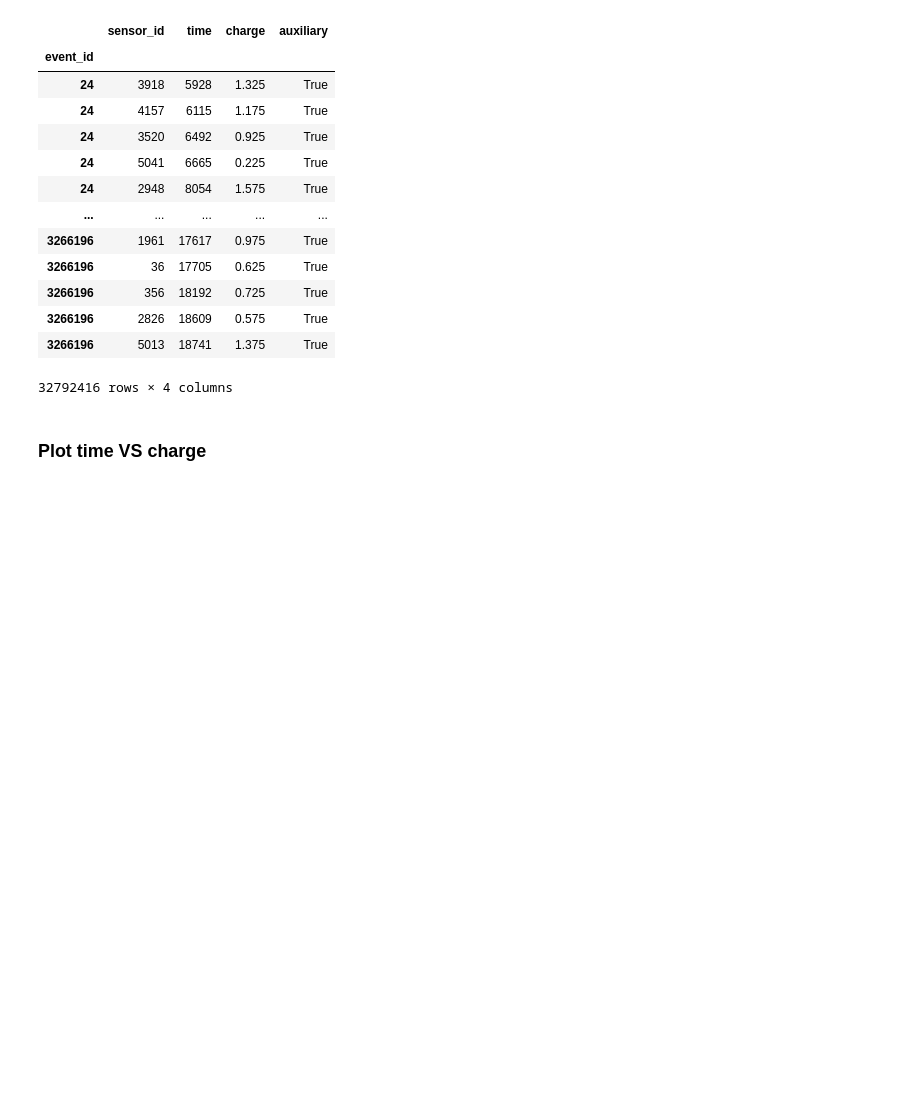
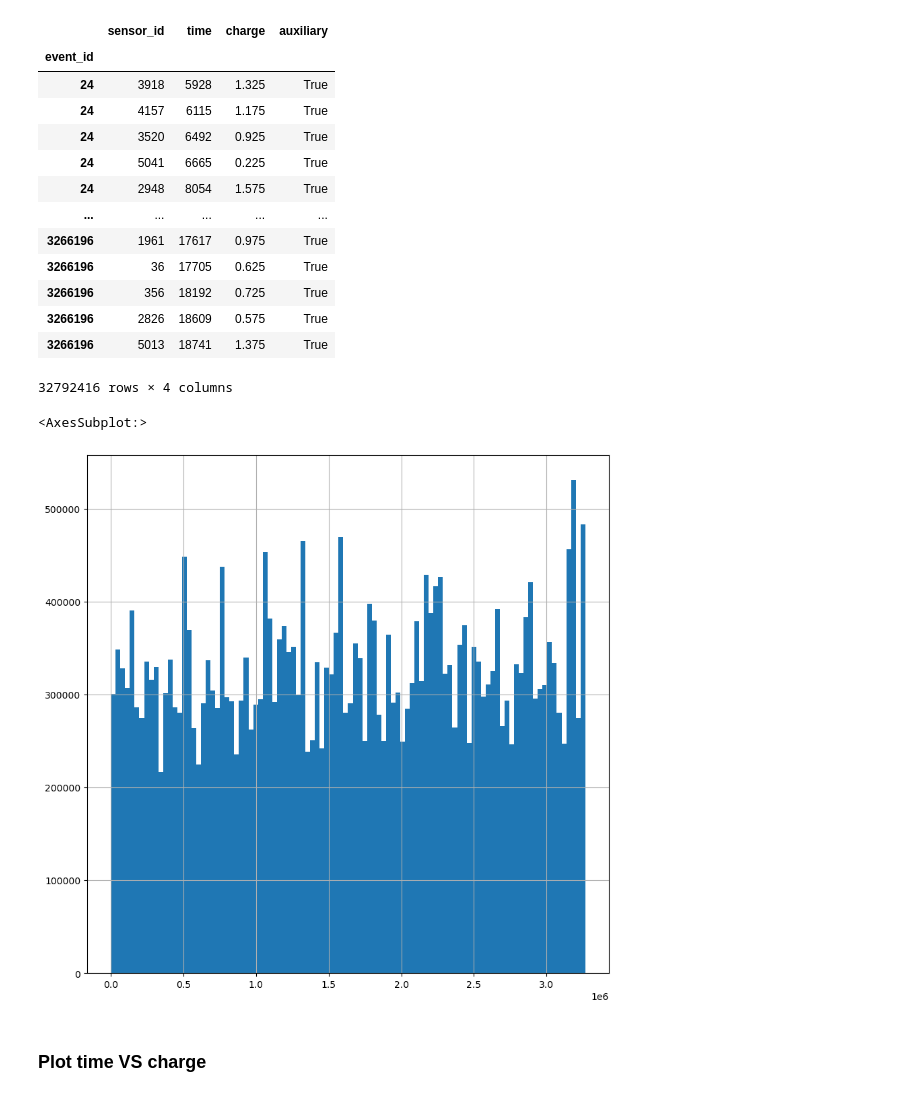
Before and after one commit to anjrew/Neutrino-Particle-Direction-Predictor, a Jupyter notebook: eda.ipynb, the cells around one changed output. Cells and saved outputs as stored; diff of their text form; code cells hidden in the pictures; blank space fills up the shorter version.

```diff
--- a/eda.ipynb
+++ b/eda.ipynb
@@ -106,6 +102,11 @@ batch_1_df
 | 3266196 | 2826 | 18609 | 0.575 | True |
 | 3266196 | 5013 | 18741 | 1.375 | True |
 32792416 rows × 4 columns
+# %%
+batch_1_df.reset_index()['event_id'].hist(bins=100, figsize=(10, 10))
+# %% [output]
+<AxesSubplot:>
+[figure, added]
 # %% [markdown]
 ### Plot time VS charge
 # %%
```
Also changed, not shown: parts of 7 cells of this notebook, 5 other files.
